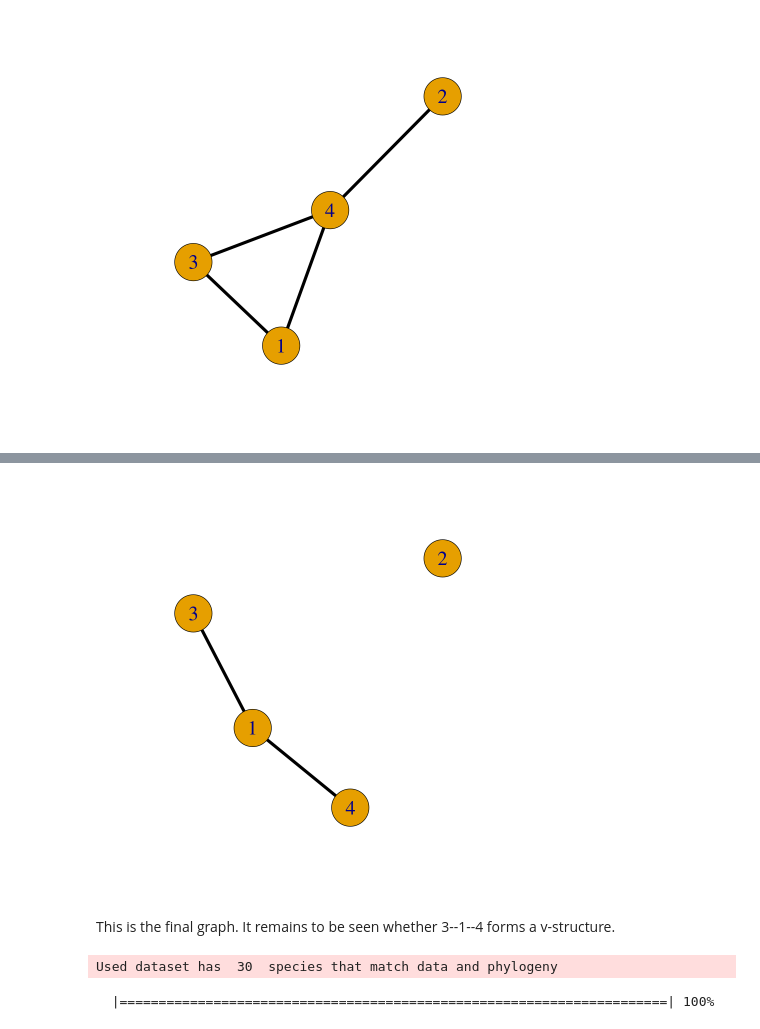
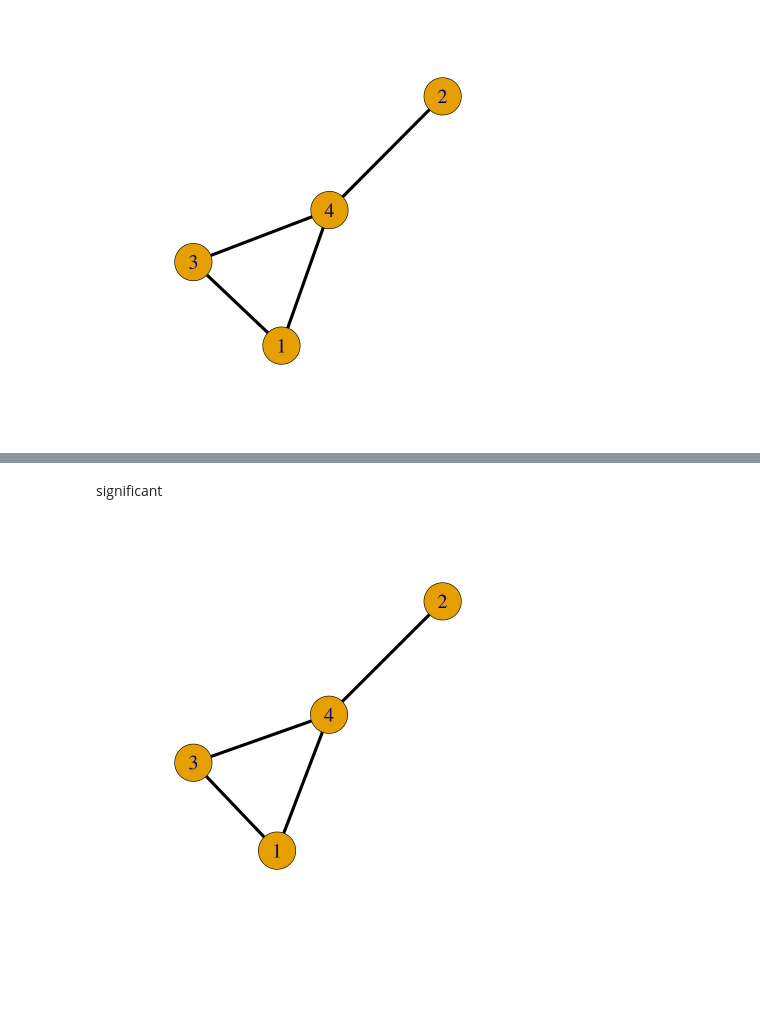
Before and after one commit to gerhardJaeger/phylogeneticCausalAnalysis, a Jupyter notebook: code/mlAnalysis.ipynb, the cells around one changed output, grey strips where cells are left out. Cells and saved outputs as stored; diff of their text form; code cells hidden in the pictures; blank space fills up the shorter version.

```diff
--- a/code/mlAnalysis.ipynb
+++ b/code/mlAnalysis.ipynb
@@ -293,4 +409,4 @@ E(g)
 # %%
-g <- delete_edges(g, 3)
+
 plot(g, vertex.size=30, edge.width = 5, edge.color = "black", vertex.label.cex=2)
 # %% [output]
@@ -326,14 +453,6 @@ E(g)
+# %% [markdown]
+ significant
 # %%
-g <- delete_edges(g, 3)
 plot(g, vertex.size=30, edge.width = 5, edge.color = "black", vertex.label.cex=2)
 # %% [output]
-[figure, old version]
+[figure, new version]
-# %% [markdown]
-This is the final graph. It remains to be seen whether 3--1--4 forms a v-structure.
-# %%
-dv <- "x3"
-iv <- c("x4", "x1")
-md <- checkIndependence(iv, dv)
-# %% [output]
-Used dataset has  30  species that match data and phylogeny
-  |======================================================================| 100%
```
Also changed, not shown: parts of 85 cells of this notebook.
